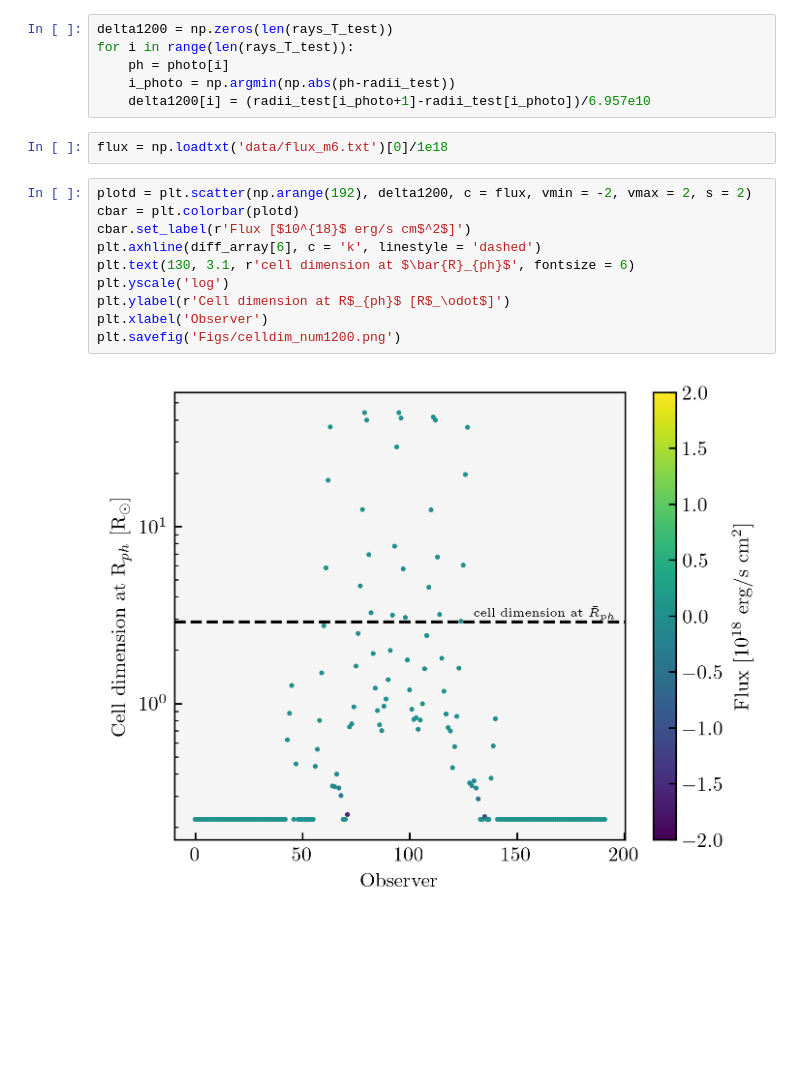
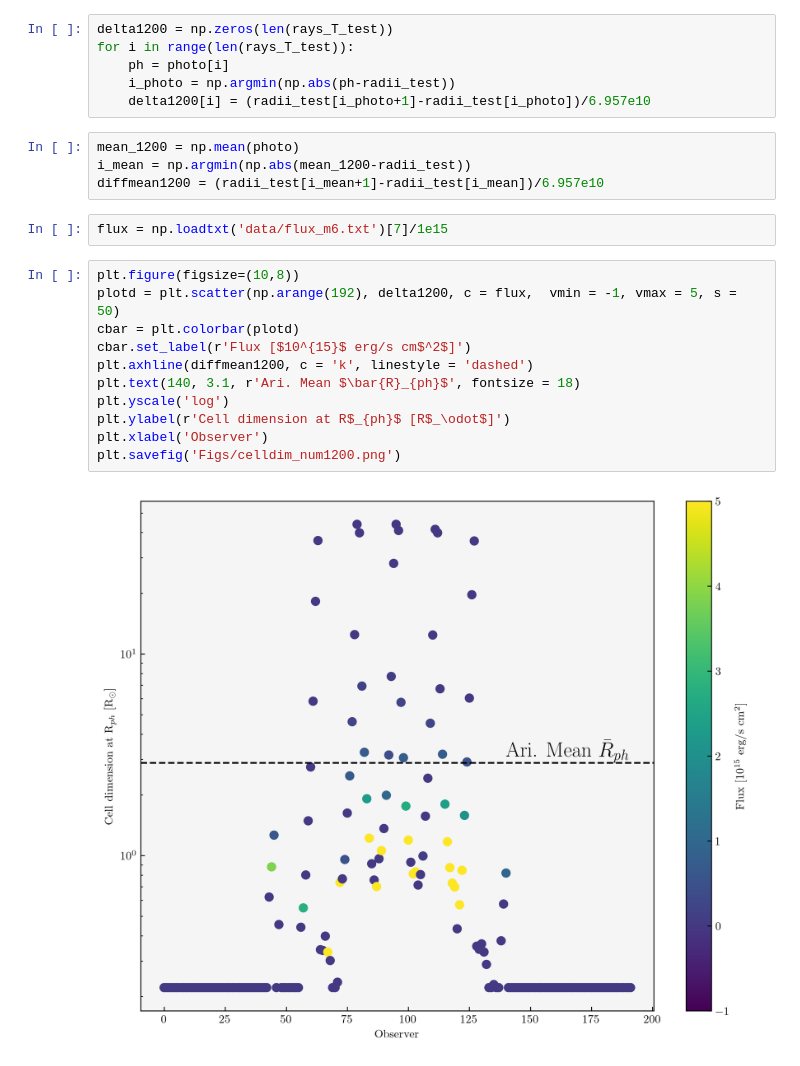
Before and after one commit to KKilmetis8/tde_comparison, a Jupyter notebook: test_radii.ipynb, the cells around one changed output. Drawn from its saved outputs; the diff is of its cells as text; blank space fills up the shorter version.

```diff
--- a/test_radii.ipynb
+++ b/test_radii.ipynb
@@ -149,18 +160,23 @@ for i in range(len(rays_T_test)):
     ph = photo[i]
     i_photo = np.argmin(np.abs(ph-radii_test))
     delta1200[i] = (radii_test[i_photo+1]-radii_test[i_photo])/6.957e10
+# %%
+mean_1200 = np.mean(photo)
+i_mean = np.argmin(np.abs(mean_1200-radii_test))
+diffmean1200 = (radii_test[i_mean+1]-radii_test[i_mean])/6.957e10
 # %%
-flux = np.loadtxt('data/flux_m6.txt')[0]/1e18
+flux = np.loadtxt('data/flux_m6.txt')[7]/1e15
 # %%
-plotd = plt.scatter(np.arange(192), delta1200, c = flux, vmin = -2, vmax = 2, s = 2)
+plt.figure(figsize=(10,8))
+plotd = plt.scatter(np.arange(192), delta1200, c = flux,  vmin = -1, vmax = 5, s = 50)
 cbar = plt.colorbar(plotd)
-cbar.set_label(r'Flux [$10^{18}$ erg/s cm$^2$]')
-plt.axhline(diff_array[6], c = 'k', linestyle = 'dashed')
-plt.text(130, 3.1, r'cell dimension at $\bar{R}_{ph}$', fontsize = 6)
+cbar.set_label(r'Flux [$10^{15}$ erg/s cm$^2$]')
+plt.axhline(diffmean1200, c = 'k', linestyle = 'dashed')
+plt.text(140, 3.1, r'Ari. Mean $\bar{R}_{ph}$', fontsize = 18)
 plt.yscale('log')
 plt.ylabel(r'Cell dimension at R$_{ph}$ [R$_\odot$]')
 plt.xlabel('Observer')
 plt.savefig('Figs/celldim_num1200.png')
 # %% [output]
-[figure, old version]
+[figure, new version]
 # %%
```
Also changed, not shown: parts of 4 cells of this notebook, 5 other files.
